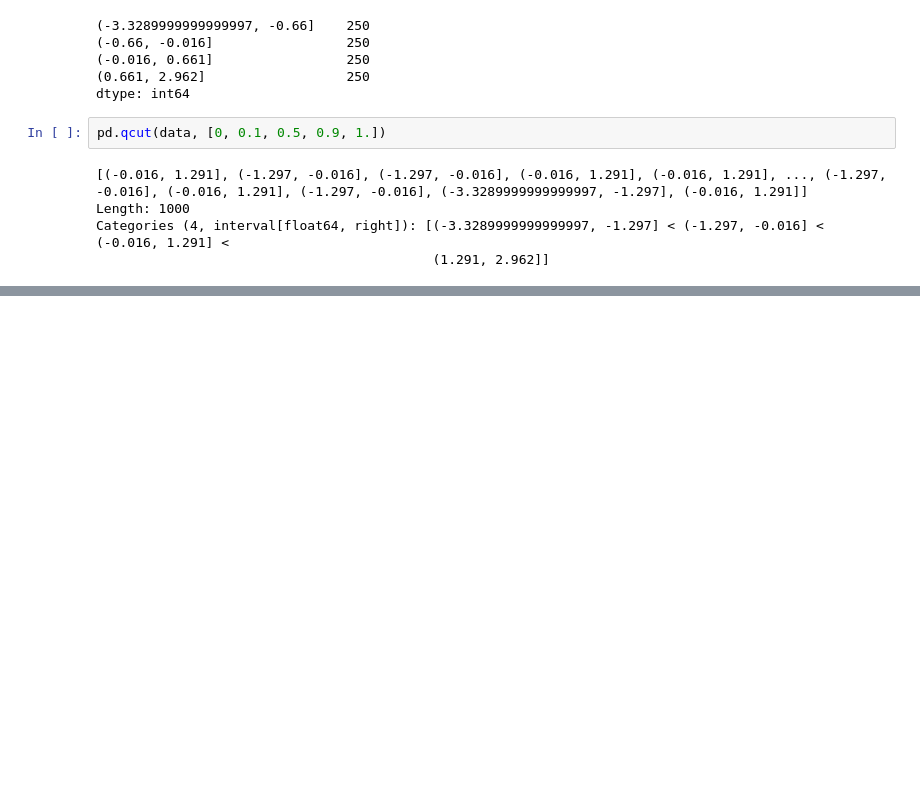
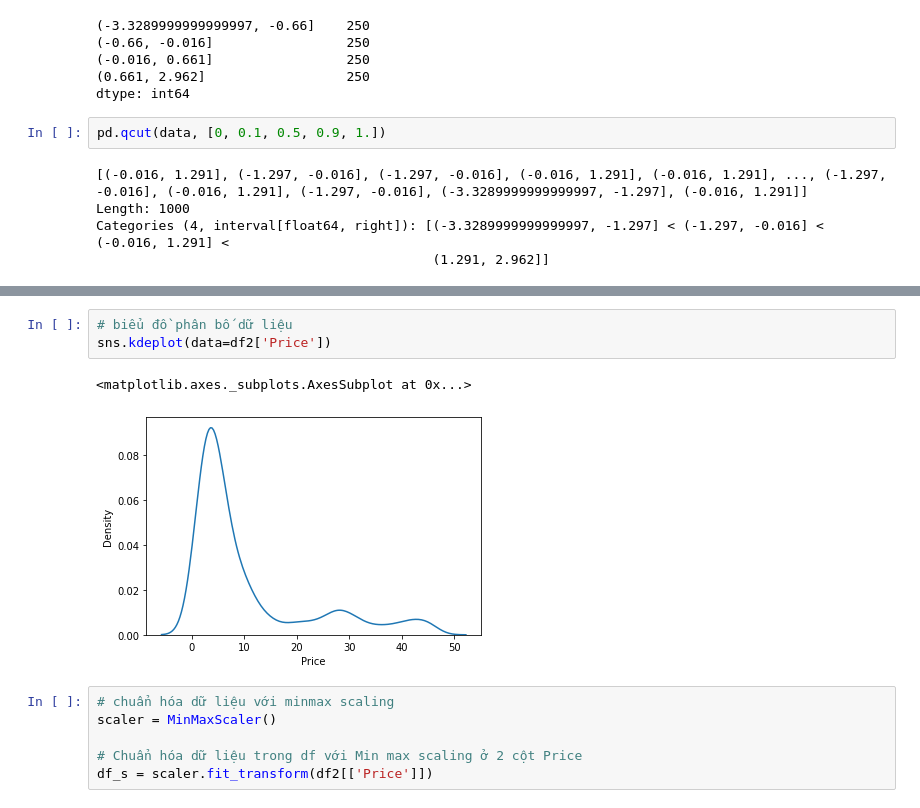
Before and after one commit to mark3000-010701/Dataanalyst, a Jupyter notebook: Thực_Hành_Tiền_Xử_Lí_2_.ipynb, the cells around one changed output, grey strips where cells are left out. Cells and saved outputs as stored; diff of their text form; blank space fills up the shorter version.

```diff
--- a/Thực_Hành_Tiền_Xử_Lí_2_.ipynb
+++ b/Thực_Hành_Tiền_Xử_Lí_2_.ipynb
@@ -100,0 +236,12 @@ Categories (4, interval[float64, right]): [(-3.3289999999999997, -1.297] < (-1.2
+# %%
+# biểu đồ phân bố dữ liệu
+sns.kdeplot(data=df2['Price'])
+# %% [output]
+<matplotlib.axes._subplots.AxesSubplot at 0x...>
+[figure, added]
+# %%
+# chuẩn hóa dữ liệu với minmax scaling
+scaler = MinMaxScaler()
+
+# Chuẩn hóa dữ liệu trong df với Min max scaling ở 2 cột Price
+df_s = scaler.fit_transform(df2[['Price']])
```
Also changed, not shown: parts of 40 cells of this notebook.
